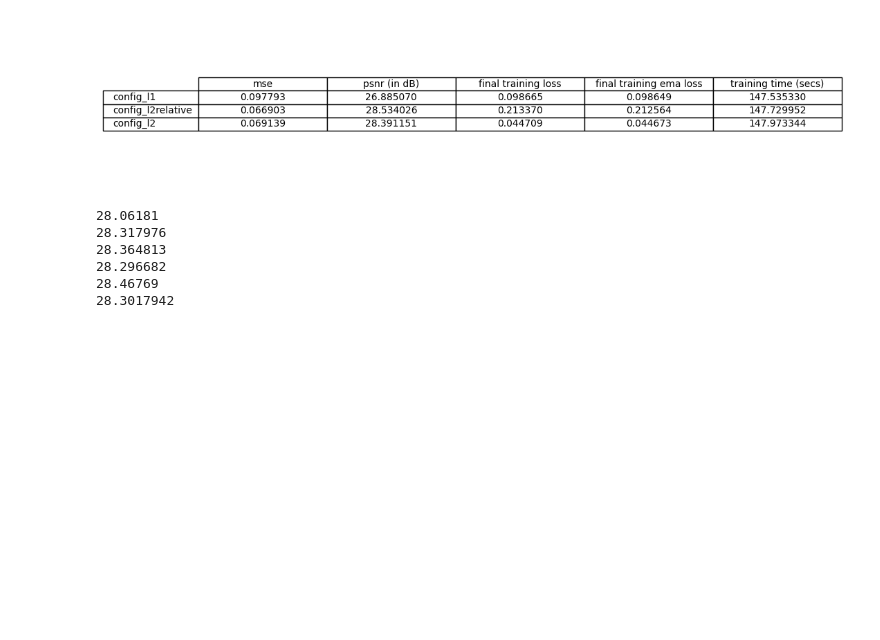
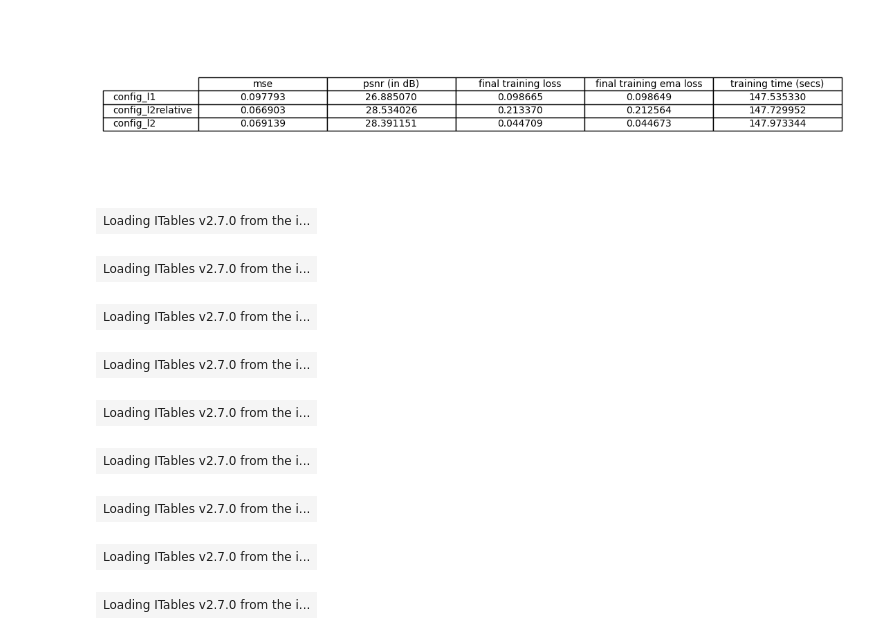
Before and after one commit to Nigelev77/pbrt-v4-nn, a Jupyter notebook: py/validation_visualizer.ipynb, the cells around one changed output. Cells and saved outputs as stored; diff of their text form; code cells hidden in the pictures; blank space fills up the shorter version.

```diff
--- a/py/validation_visualizer.ipynb
+++ b/py/validation_visualizer.ipynb
@@ -298,16 +298,59 @@ create_group_table(loss_metrics)
 [figure]
 [figure]
 # %%
-print(res_array[0]["neurons128_layers3"]["psnr"])
-print(res_array[1]["neurons128_layers3"]["psnr"])
-print(res_array[2]["neurons128_layers3"]["psnr"])
-print(res_array[3]["neurons128_layers3"]["psnr"])
-print(res_array[4]["neurons128_layers3"]["psnr"])
-print(mean_results["neurons128_layers3"]["psnr"])
+import pandas as pd
+from itables import show
+
+
+def create_group_interactive_table(names: List[str]) -> None:
+
+    df = pd.DataFrame.from_dict(mean_results, orient='index')
+    df_filtered = df.loc[names]
+    cols = ["mse", "psnr", "loss", "ema", "time"]
+    df_final = df_filtered[cols]
+
+    show(df_final)
+
+
+
+create_group_interactive_table(ffMLPHyperparameterNames)
+create_group_interactive_table(hashgridnlevels)
+create_group_interactive_table(hashgridmapsizes)
+create_group_interactive_table(hashgridbaseres)
+create_group_interactive_table(shdegrees)
+create_group_interactive_table(nfreqs)
+create_group_interactive_table(lrs)
+create_group_interactive_table(lr_decays)
+create_group_interactive_table(loss_metrics)
+
+# for ffmlphyperparameters, choose neurons64_layers2 as second best psnr but much faster training than 128neurons2layers
+# but there is a good argument to consider neuron32layers2/3 as well (approx 6/15 seconds faster)
+
+
+# for nlevels, obvious winner is nlevel2 as second fastest time and best psnr, but
+# nlevels4 is not far behind so can be considered for more complex geometry/scenes (9 second diff, 0.07 db diff)
+
+
+# hashmapsize is interesting, it got drastically slower below size15, and psnr difference
+# is only about 0.05 db, so i will go with hashmapsize13 but 15 is strong candidate too
+
+
+# for baseres, sticking with dfeault 16 seems like a good balance between psnr and time
+# (8 second diff from fastest, 0.04 db diff from best)
+
+# for shdegree, 2 actually seems best but not major difference between them, so sticking with 4 but revisit this to check for improvements
+
+# for n frequencies, 4 seems like a good middle ground again
+
+#for lr, i will stick to a static lr of 1e-4, but if it doesn't converge in time, can consider moving to
+# lr5e-4_1e-4 or 5e-3_1e-4
 # %% [output]
-28.06181
-28.317976
-28.364813
-28.296682
-28.46769
-28.3017942
+| Loading ITables v2.7.0 from the i... |
+| Loading ITables v2.7.0 from the i... |
+| Loading ITables v2.7.0 from the i... |
+| Loading ITables v2.7.0 from the i... |
+| Loading ITables v2.7.0 from the i... |
+| Loading ITables v2.7.0 from the i... |
+| Loading ITables v2.7.0 from the i... |
+| Loading ITables v2.7.0 from the i... |
+| Loading ITables v2.7.0 from the i... |
```
Also changed, not shown: 4 other files.
